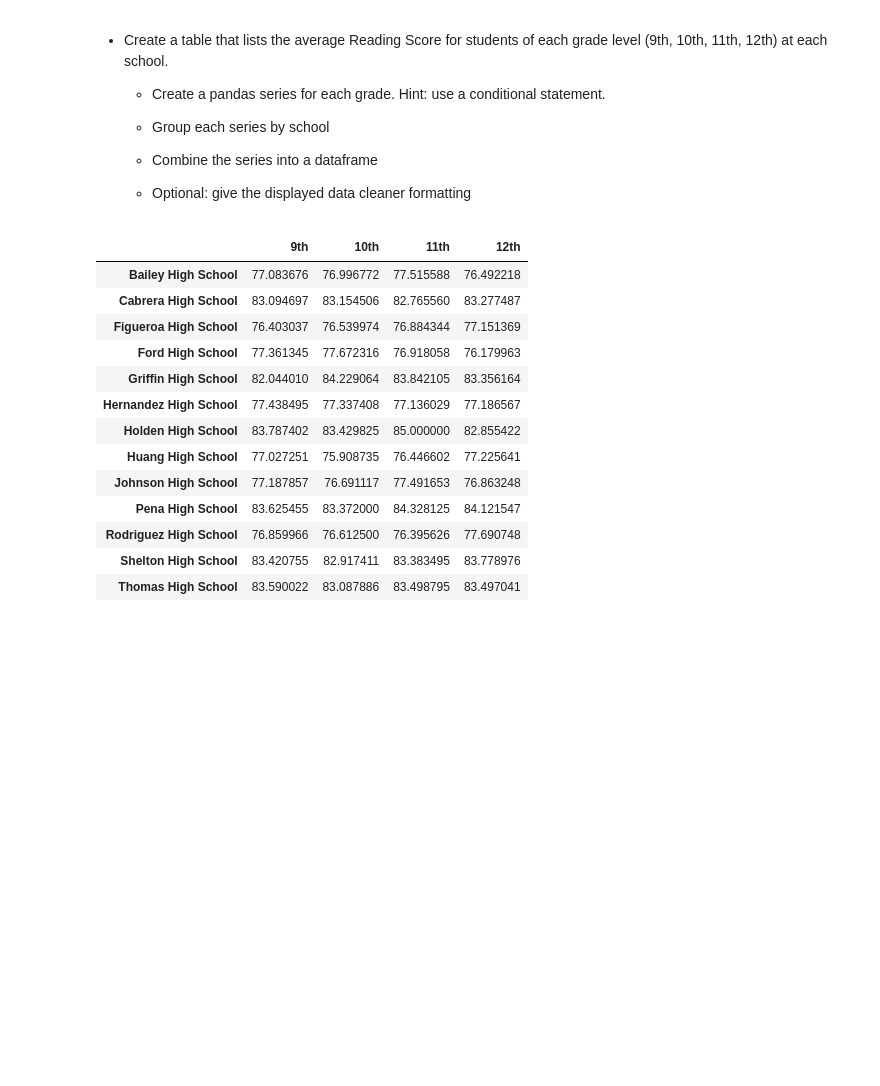
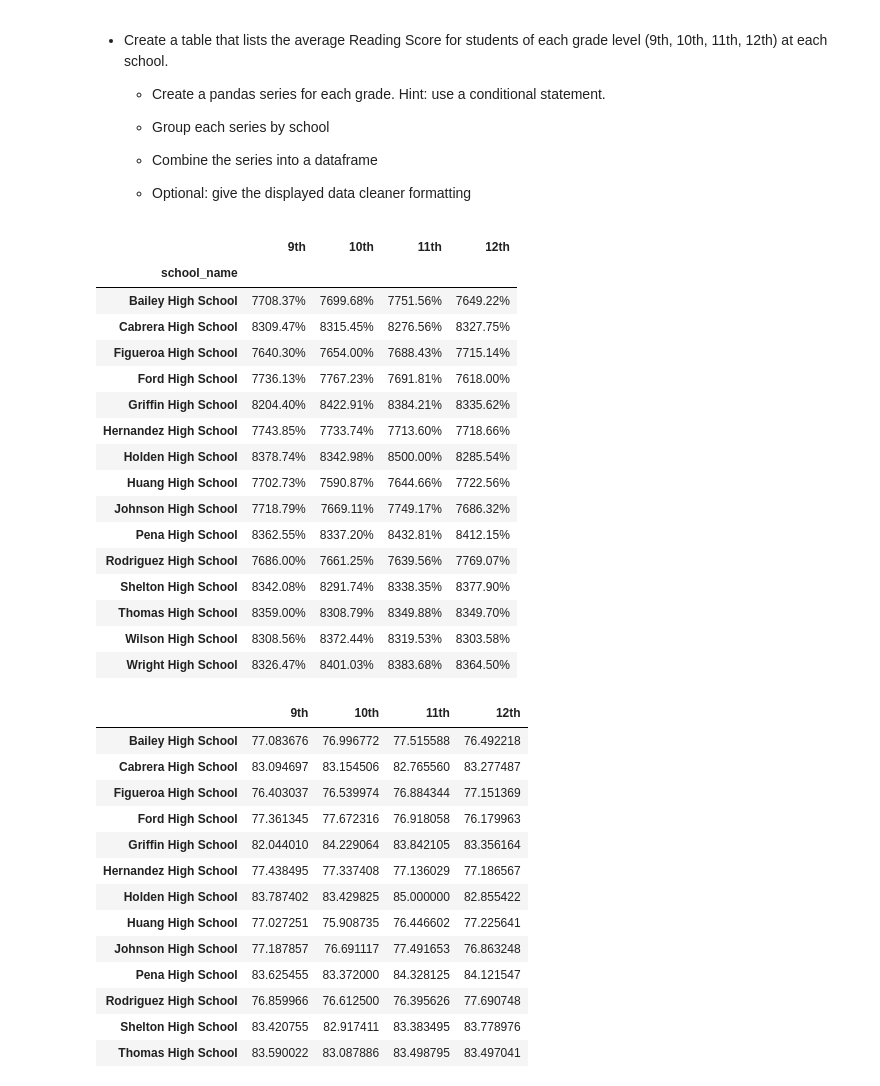
Before and after one commit to pete6184/Pandas_PyCitySchools, a Jupyter notebook: PyCitySchools/PyCitySchools_starter.ipynb, the cells around one changed output. Drawn from its saved outputs; the diff is of its cells as text; code cells hidden in the pictures; blank space fills up the shorter version.

Commit message:
working through math scores by grade and trying to get header for schools to drop

```diff
--- a/PyCitySchools/PyCitySchools_starter.ipynb
+++ b/PyCitySchools/PyCitySchools_starter.ipynb
@@ -208,6 +214,48 @@ bottom_schools.head()
   * Combine the series into a dataframe
 
   * Optional: give the displayed data cleaner formatting
+# %%
+school_list = school_data_complete.groupby(["school_name"])
+
+grade9_math = student_data.loc[student_data["grade"] == "9th"].groupby("school_name")\
+                ["math_score"].mean()
+grade10_math = student_data.loc[student_data["grade"] == "10th"].groupby("school_name")\
+                ["math_score"].mean()
+grade11_math = student_data.loc[student_data["grade"] == "11th"].groupby("school_name")\
+                ["math_score"].mean()
+grade12_math = student_data.loc[student_data["grade"] == "12th"].groupby("school_name")\
+                ["math_score"].mean()
+
+math_scores_grade = pd.DataFrame({
+    "9th": grade9_math,
+    "10th": grade10_math,
+    "11th": grade11_math,
+    "12th": grade12_math})
+
+math_scores_grade["9th"] = math_scores_grade["9th"].map("{:.2%}".format)
+math_scores_grade["10th"] = math_scores_grade["10th"].map("{:.2%}".format)
+math_scores_grade["11th"] = math_scores_grade["11th"].map("{:.2%}".format)
+math_scores_grade["12th"] = math_scores_grade["12th"].map("{:.2%}".format)
+
+math_scores_grade
+# %% [output]
+|  | 9th | 10th | 11th | 12th |
+| school_name |  |  |  |  |
+| Bailey High School | 7708.37% | 7699.68% | 7751.56% | 7649.22% |
+| Cabrera High School | 8309.47% | 8315.45% | 8276.56% | 8327.75% |
+| Figueroa High School | 7640.30% | 7654.00% | 7688.43% | 7715.14% |
+| Ford High School | 7736.13% | 7767.23% | 7691.81% | 7618.00% |
+| Griffin High School | 8204.40% | 8422.91% | 8384.21% | 8335.62% |
+| Hernandez High School | 7743.85% | 7733.74% | 7713.60% | 7718.66% |
+| Holden High School | 8378.74% | 8342.98% | 8500.00% | 8285.54% |
+| Huang High School | 7702.73% | 7590.87% | 7644.66% | 7722.56% |
+| Johnson High School | 7718.79% | 7669.11% | 7749.17% | 7686.32% |
+| Pena High School | 8362.55% | 8337.20% | 8432.81% | 8412.15% |
+| Rodriguez High School | 7686.00% | 7661.25% | 7639.56% | 7769.07% |
+| Shelton High School | 8342.08% | 8291.74% | 8338.35% | 8377.90% |
+| Thomas High School | 8359.00% | 8308.79% | 8349.88% | 8349.70% |
+| Wilson High School | 8308.56% | 8372.44% | 8319.53% | 8303.58% |
+| Wright High School | 8326.47% | 8401.03% | 8383.68% | 8364.50% |
 # %%
 # %% [output]
 |  | 9th | 10th | 11th | 12th |
```
Also changed, not shown: parts of 4 cells of this notebook.
